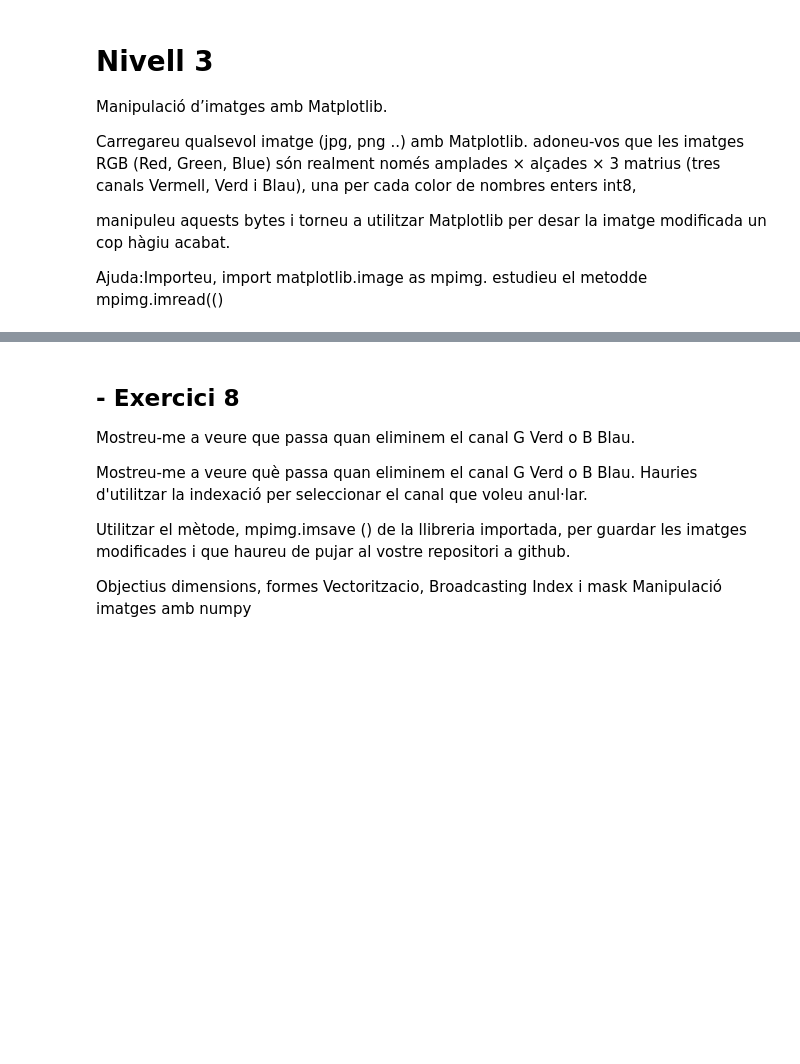
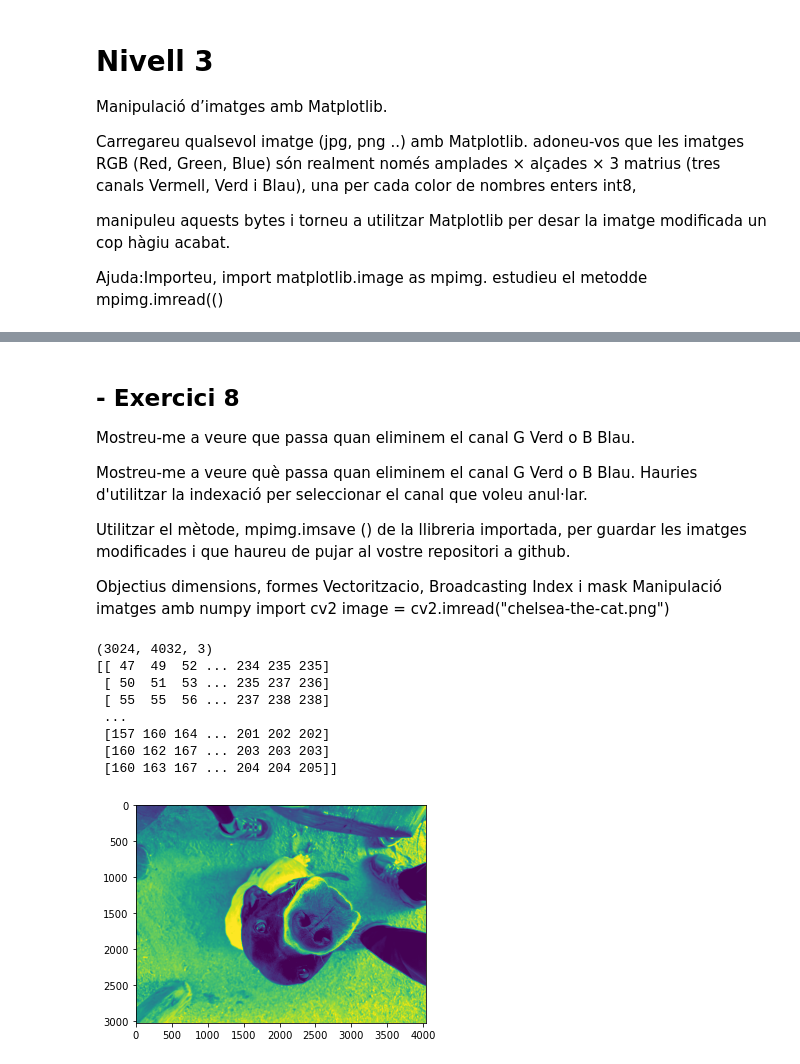
Before and after one commit to anmaba/imatges_numpy, a Jupyter notebook: Sprint2_T02.ipynb, the cells around one changed output, grey strips where cells are left out. Drawn from its saved outputs; the diff is of its cells as text; code cells hidden in the pictures; blank space fills up the shorter version.

```diff
--- a/Sprint2_T02.ipynb
+++ b/Sprint2_T02.ipynb
@@ -187,3 +297,30 @@ dimensions, formes
 Vectoritzacio, Broadcasting
 Index i mask
 Manipulació imatges amb numpy
+import cv2
+image = cv2.imread("chelsea-the-cat.png")
+# %%
+print(tom.shape)
+
+
+#ELIMINAR EL VERD
+
+#NO EM DEIXA ELIMINAR NOMÉS EL VERD, NO ENTENC PERQUÈ, PERÒ SI QUE EM DEIXA NOMÉS IMPRIMIR EN VERD (és la imatge que adjunto)
+# FAIG SERVIER EL SEGÜENT CODI tomG=tom[:,:,0-2:] i em diu que el shape no és correcte per la imatge
+
+tomG=tom[:,:,1]
+
+print(tomG)
+plt.imshow(tomG)
+plt.show()
+plt.imsave('tomG.png',tomG)
+# %% [output]
+(3024, 4032, 3)
+[[ 47  49  52 ... 234 235 235]
+ [ 50  51  53 ... 235 237 236]
+ [ 55  55  56 ... 237 238 238]
+ ...
+ [157 160 164 ... 201 202 202]
+ [160 162 167 ... 203 203 203]
+ [160 163 167 ... 204 204 205]]
+[figure, added]
```
Also changed, not shown: parts of 11 cells of this notebook, 1 other file.
